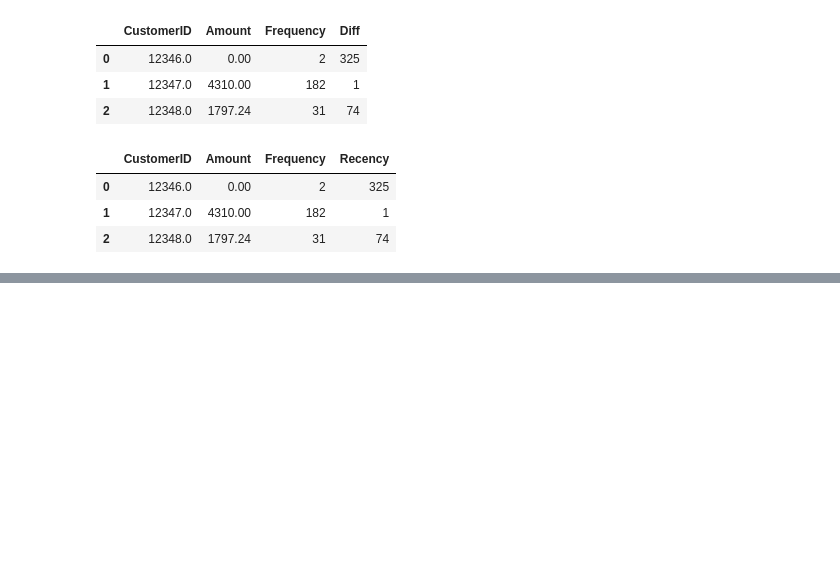
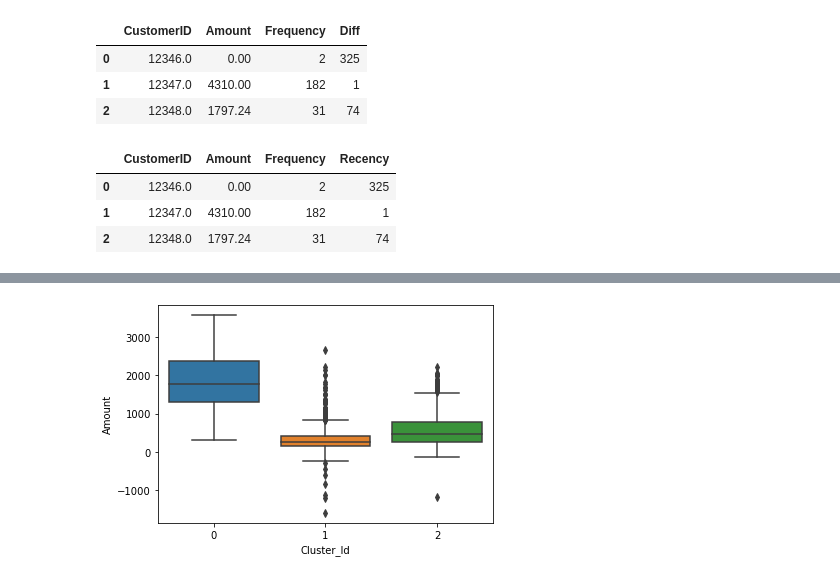
Before and after one commit to unpatel1/K-MeansOnlineRetail, a Jupyter notebook: K-Means Clustering case study.ipynb, the cells around one changed output, grey strips where cells are left out. Saved outputs shown, nothing was run; the diff lists cells and outputs as text; code cells hidden in the pictures; blank space fills up the shorter version.

```diff
--- a/K-Means Clustering case study.ipynb
+++ b/K-Means Clustering case study.ipynb
@@ -365,0 +546,4 @@ Start from "Outlier analysis of Amount, Frequency and Recency"
+# %%
+# Final model with K = 3
+kmeans = KMeans(n_clusters = 3)
+kmeans.fit(rfm_df_scaled)
@@ -365,0 +588,4 @@ Start from "Outlier analysis of Amount, Frequency and Recency"
+# %%
+# Assign the labels
+rfm['Cluster_Id'] = kmeans.labels_
+rfm
@@ -365,0 +606,6 @@ Start from "Outlier analysis of Amount, Frequency and Recency"
+# %%
+# Box plot to visualize Cluster Id vs Amount
+sns.boxplot(x = 'Cluster_Id', y = 'Amount', data = rfm)
+plt.show()
+# %% [output]
+[figure, added]
```
Also changed, not shown: parts of 30 cells of this notebook.
